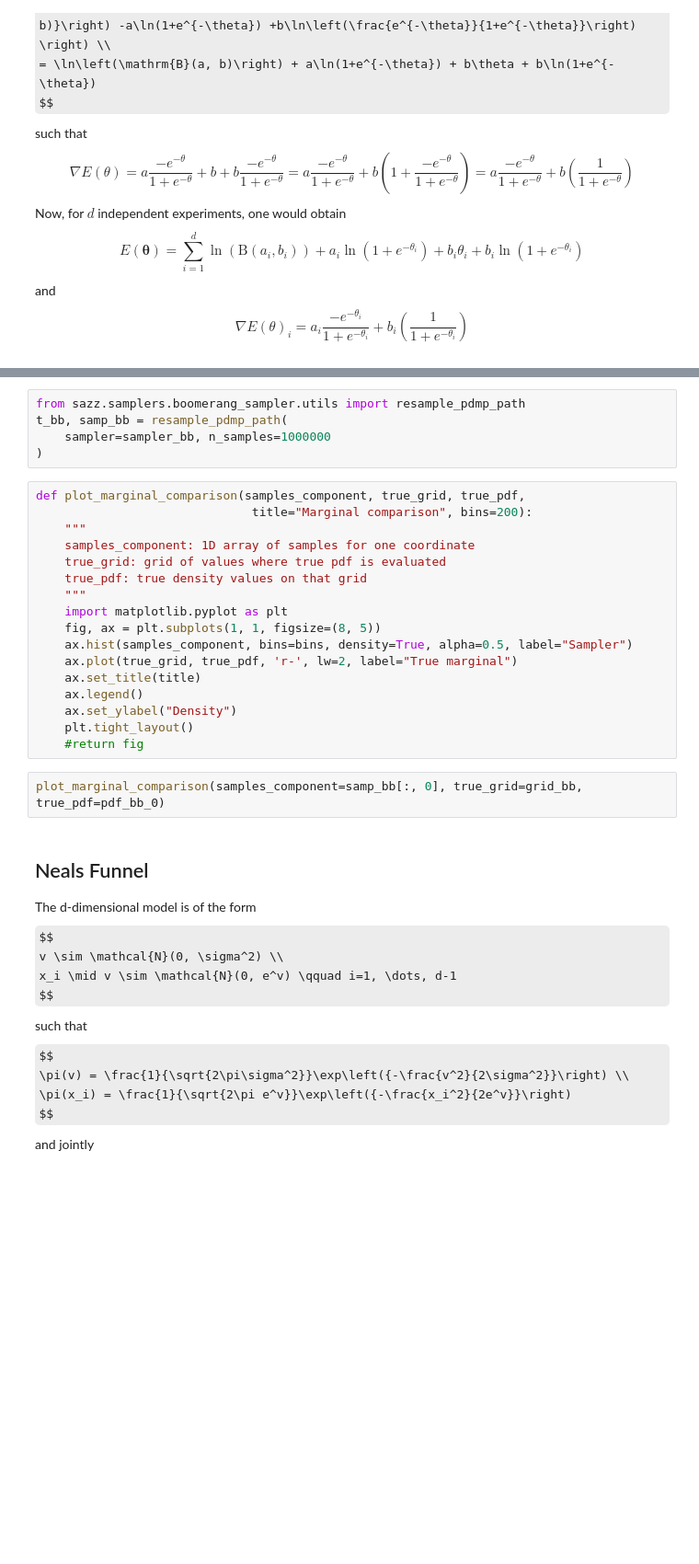
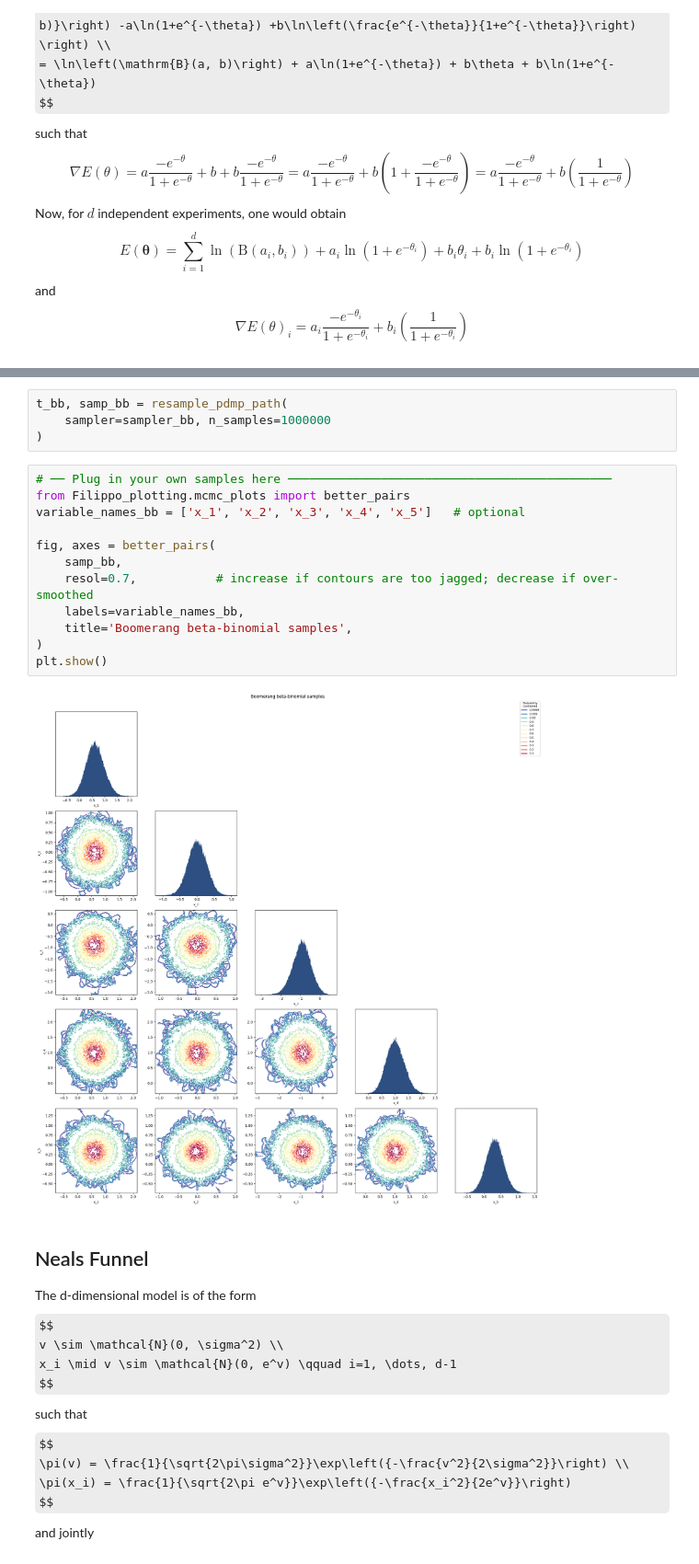
Before and after one commit to ltronneb/sticky_bnns, a Jupyter notebook: notebooks/boomerang_marginals.ipynb, the cells around one changed output, grey strips where cells are left out. Shown at 92% size. Drawn from its saved outputs; the diff is of its cells as text; some formulas as TeX source; blank space fills up the shorter version.

Commit message:
Boomerang and Sticky Boomerang with marginal plots

```diff
--- a/notebooks/boomerang_marginals.ipynb
+++ b/notebooks/boomerang_marginals.ipynb
@@ -102,27 +106,21 @@ sampler_bb.sample_auto()
 # %%
-from sazz.samplers.boomerang_sampler.utils import resample_pdmp_path
 t_bb, samp_bb = resample_pdmp_path(
     sampler=sampler_bb, n_samples=1000000
 )
-# %%
-def plot_marginal_comparison(samples_component, true_grid, true_pdf,
-                              title="Marginal comparison", bins=200):
-    """
-    samples_component: 1D array of samples for one coordinate
-    true_grid: grid of values where true pdf is evaluated
-    true_pdf: true density values on that grid
-    """
-    import matplotlib.pyplot as plt
-    fig, ax = plt.subplots(1, 1, figsize=(8, 5))
-    ax.hist(samples_component, bins=bins, density=True, alpha=0.5, label="Sampler")
-    ax.plot(true_grid, true_pdf, 'r-', lw=2, label="True marginal")
-    ax.set_title(title)
-    ax.legend()
-    ax.set_ylabel("Density")
-    plt.tight_layout()
-    #return fig
-# %%
-plot_marginal_comparison(samples_component=samp_bb[:, 0], true_grid=grid_bb, true_pdf=pdf_bb_0)
+# %%
+# ── Plug in your own samples here ─────────────────────────────────────────────
+from Filippo_plotting.mcmc_plots import better_pairs
+variable_names_bb = ['x_1', 'x_2', 'x_3', 'x_4', 'x_5']   # optional
+
+fig, axes = better_pairs(
+    samp_bb,
+    resol=0.7,           # increase if contours are too jagged; decrease if over-smoothed
+    labels=variable_names_bb,
+    title='Boomerang beta-binomial samples',
+)
+plt.show()
+# %% [output]
+[figure, added]
 # %% [markdown]
 ## Neals Funnel
 
```
Also changed, not shown: parts of 15 cells of this notebook, 3 other files.
